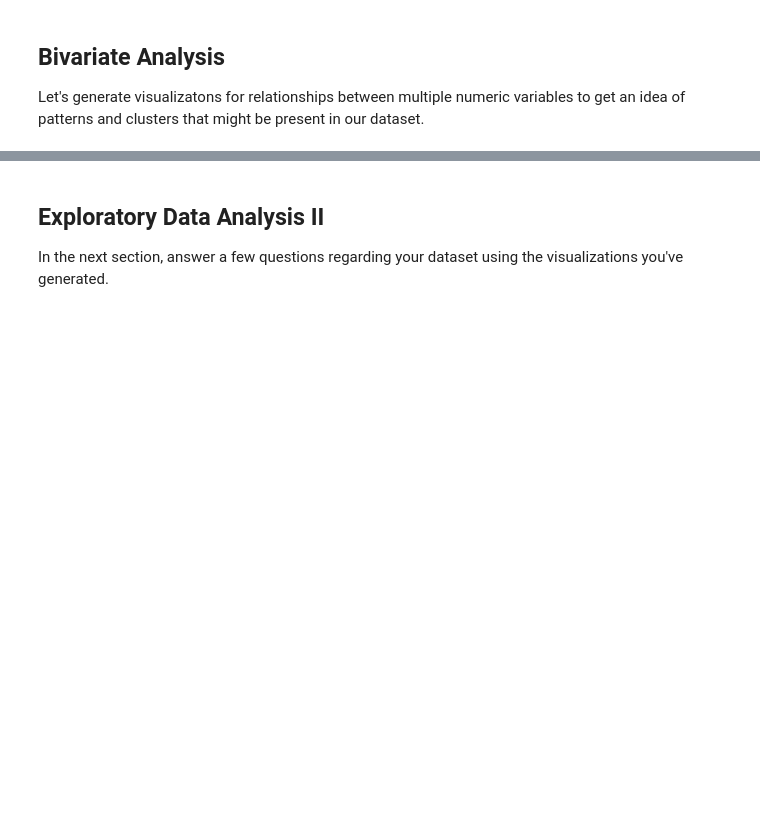
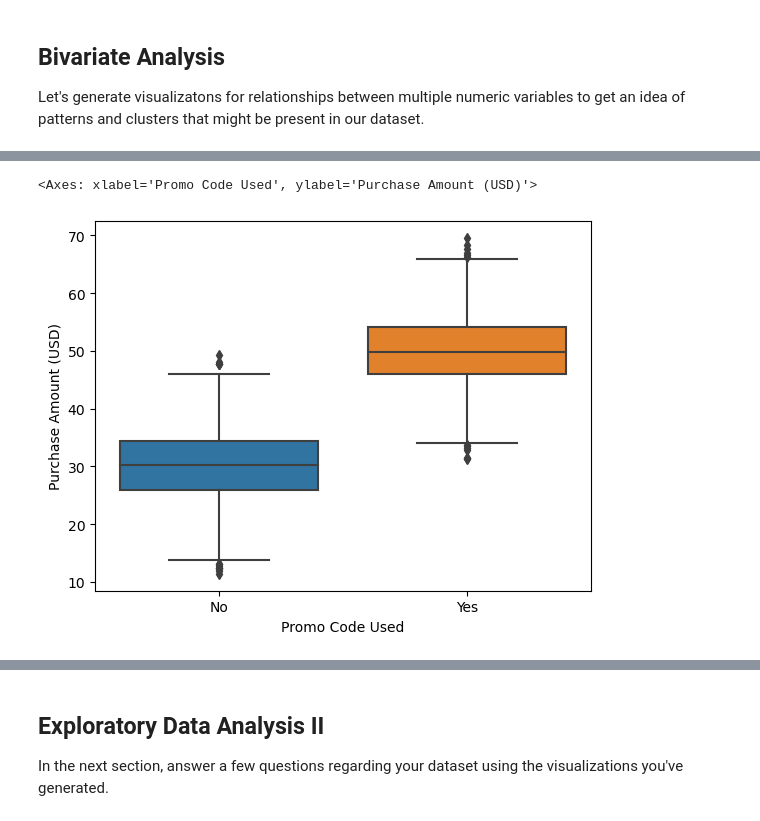
Before and after one commit to gayanes/shopping-behavior, a Jupyter notebook: code/01explore.ipynb, the cells around one changed output, grey strips where cells are left out. Cells and saved outputs as stored; diff of their text form; code cells hidden in the pictures; blank space fills up the shorter version.

```diff
--- a/code/01explore.ipynb
+++ b/code/01explore.ipynb
@@ -183,8 +192,11 @@ Let's generate visualizatons for relationships between multiple numeric variable
 # %%
 # TODO: Create a boxplot that reveals the range of "Purchase Amount (USD)" for each "Promo Code Used"
 # Documentation: https://seaborn.pydata.org/generated/seaborn.boxplot.html
 
-...
+sns.boxplot(data=df, x="Promo Code Used", y="Purchase Amount (USD)")
+# %% [output]
+<Axes: xlabel='Promo Code Used', ylabel='Purchase Amount (USD)'>
+[figure, added]
 # %%
 # TODO: Create a boxplot that reveals the range of "Payment Method" for each "Purchase Amount (USD)"
 # Documentation: https://seaborn.pydata.org/generated/seaborn.boxplot.html
```
Also changed, not shown: parts of 17 cells of this notebook.
